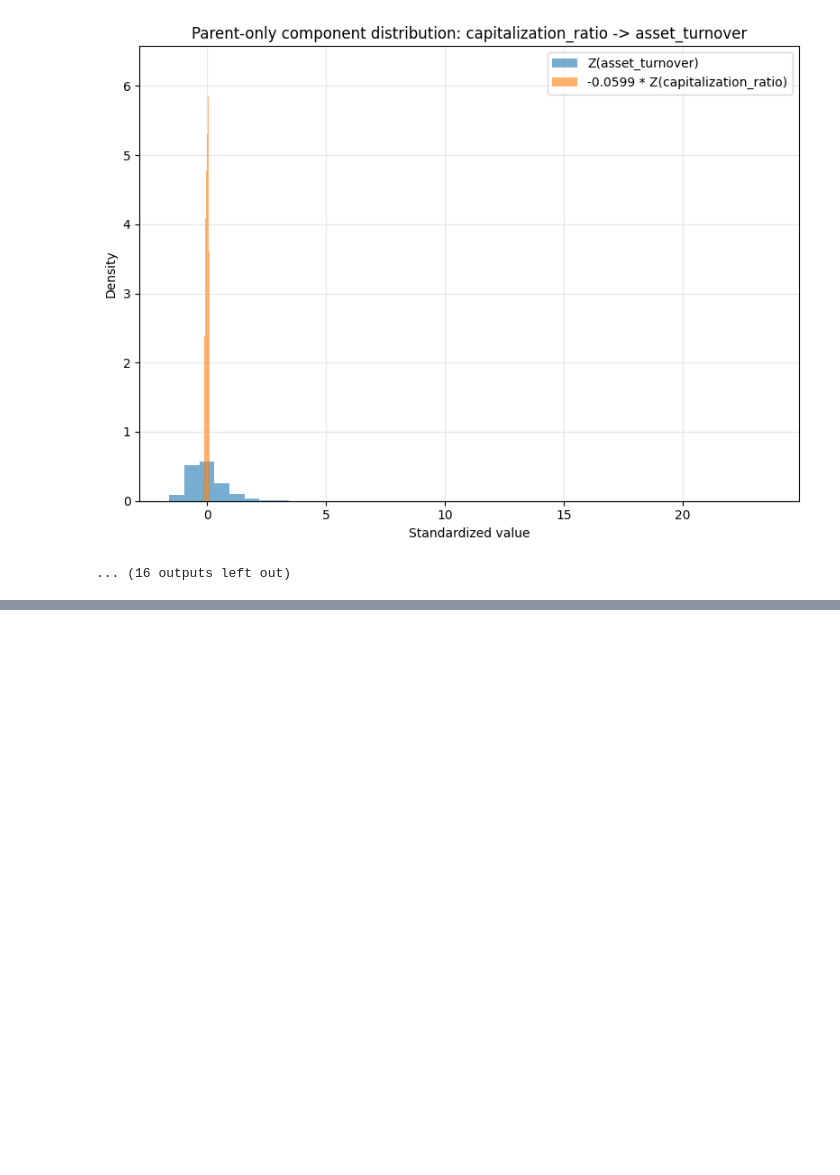
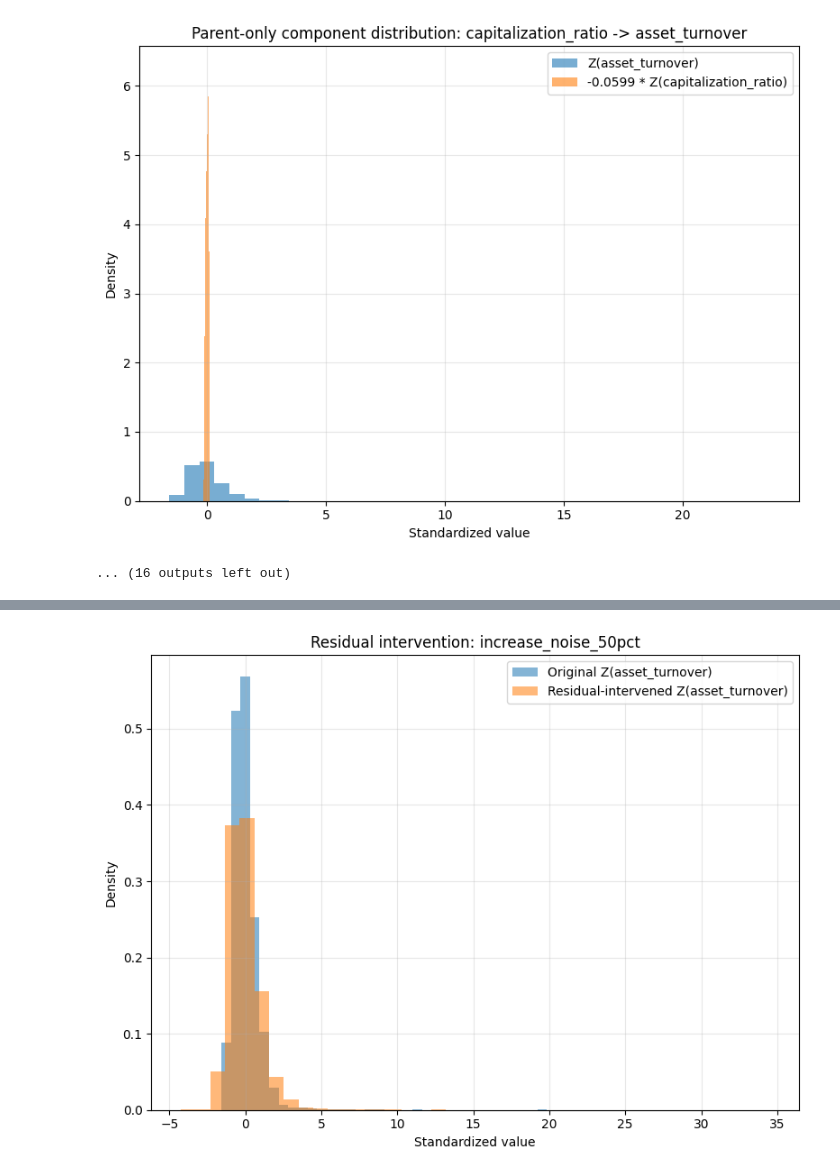
Before and after one commit to sosomeet/Bank_Failure_Prediction_2, a Jupyter notebook: NEW_OLS/GES/ges_standardization.ipynb, the cells around one changed output, grey strips where cells are left out. Saved outputs shown, nothing was run; the diff lists cells and outputs as text; code cells hidden in the pictures; blank space fills up the shorter version.

```diff
--- a/NEW_OLS/GES/ges_standardization.ipynb
+++ b/NEW_OLS/GES/ges_standardization.ipynb
@@ -642,0 +756,98 @@ capitalization_ratio - -0.0599 - asset_turnover
+# %%
+# =========================================================
+# Residual (epsilon) intervention shell
+# =========================================================
+
+if TARGET_NAME in cols and len(edges_to_target) > 0:
+
+    parents_df_eps = pd.DataFrame(edges_to_target,
+                                  columns=["source", "target", "weight"])
+    parents_df_eps["absw"] = parents_df_eps["weight"].abs()
+    parents_df_eps = parents_df_eps.sort_values("absw", ascending=False)
+
+    parent_cols = parents_df_eps["source"].tolist()
+    w = parents_df_eps["weight"].astype(float).values
+
+    col_to_idx = {c: i for i, c in enumerate(cols)}
+    idx_y = col_to_idx[TARGET_NAME]
+
+    # ---------------------------------
+    # 원래 구성요소
+    # ---------------------------------
+    z_y = X_standard[:, idx_y]
+    Zp = np.column_stack([X_standard[:, col_to_idx[p]] for p in parent_cols])
+
+    zhat = Zp @ w
+    eps = z_y - zhat
+
+    print("[Residual stats]")
+    print("mean(eps) =", eps.mean())
+    print("std(eps)  =", eps.std(ddof=0))
+
+    # ---------------------------------
+    # 잔차 개입 시나리오
+    # ---------------------------------
+    EPS_INTERVENTIONS = [
+        {
+            "name": "increase_noise_50pct",
+            "mode": "scale",
+            "alpha": 1.5
+        },
+        {
+            "name": "reduce_noise_50pct",
+            "mode": "scale",
+            "alpha": 0.5
+        },
+        {
+            "name": "positive_bias_shift",
+            "mode": "shift",
+            "bias": 0.3
+        },
+        # {
+        #     "name": "resample_noise",
+        #     "mode": "resample"
+        # },
+    ]
+
+    # ---------------------------------
+    # 개입 실행
+    # ---------------------------------
+    for cfg in EPS_INTERVENTIONS:
+
+        if cfg["mode"] == "scale":
+            eps_do = cfg["alpha"] * eps
+
+        elif cfg["mode"] == "shift":
+            eps_do = eps + cfg["bias"]
+
+        elif cfg["mode"] == "resample":
+            mu, sd = eps.mean(), eps.std(ddof=0)
+            eps_do = np.random.normal(mu, sd, size=len(eps))
+
+        else:
+            raise ValueError("Unknown epsilon intervention mode")
+
+        z_y_do = zhat + eps_do
+
+        # ---------------------------------
+        # 분포 비교 (표준화 공간)
+        # ---------------------------------
+        plt.figure(figsize=(8, 6))
+        plt.hist(z_y, bins=BINS, density=True, alpha=0.55, label="Original Z(asset_turnover)")
+        plt.hist(z_y_do, bins=BINS, density=True, alpha=0.55,
+                 label=f"Residual-intervened Z(asset_turnover)")
+        plt.xlabel("Standardized value")
+        plt.ylabel("Density")
+        plt.title(f"Residual intervention: {cfg['name']}")
+        plt.legend()
+        plt.grid(alpha=0.3)
+        plt.tight_layout()
+        plt.show()
+
+        print("\n[RESIDUAL INTERVENTION SUMMARY]")
+        print("- name:", cfg["name"])
+        print("- mean(Z): original={:.4f}, intervened={:.4f}"
+              .format(z_y.mean(), z_y_do.mean()))
+        print("- std(Z):  original={:.4f}, intervened={:.4f}"
+              .format(z_y.std(ddof=0), z_y_do.std(ddof=0)))
+# %% [output]
@@ -642,0 +857 @@ capitalization_ratio - -0.0599 - asset_turnover
+[figure, added]
```
Also changed, not shown: parts of 3 cells of this notebook, 2 other files.
